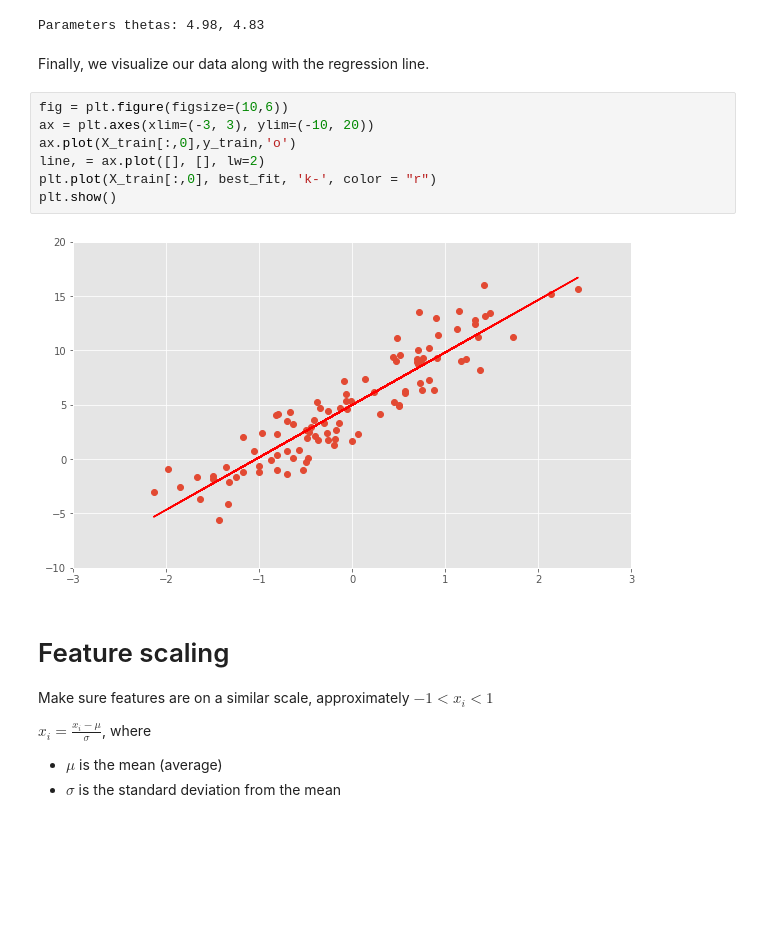
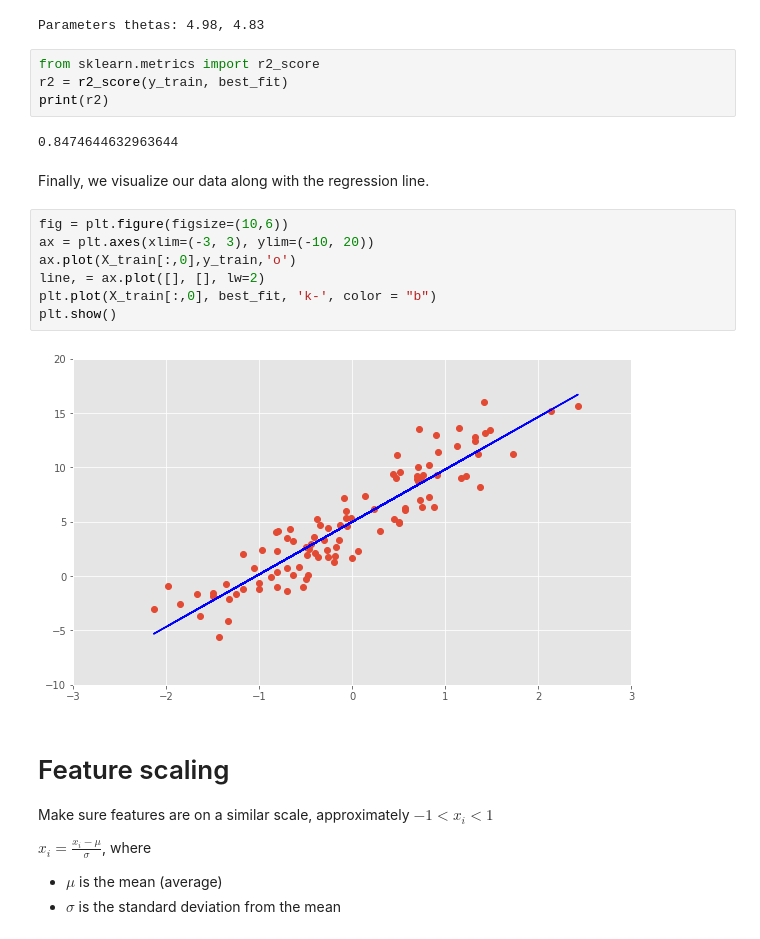
Before and after one commit to ulstu/ml, a Jupyter notebook: ml_course_en/lecture03. Linear regression/lecture03.ipynb, the cells around one changed output. Cells and saved outputs as stored; diff of their text form; blank space fills up the shorter version.

```diff
--- a/ml_course_en/lecture03. Linear regression/lecture03.ipynb
+++ b/ml_course_en/lecture03. Linear regression/lecture03.ipynb
@@ -495,17 +494,23 @@ best_fit = X_train[:,0] * slope + intercept
 print ("Parameters thetas: " + str(round(model.intercept_,2)) + ", " + ", ".join([str(round(x,2)) for x in model.coef_]))
 # %% [output]
 Parameters thetas: 4.98, 4.83
+# %%
+from sklearn.metrics import r2_score
+r2 = r2_score(y_train, best_fit)
+print(r2)
+# %% [output]
+0.8474644632963644
 # %% [markdown]
 Finally, we visualize our data along with the regression line.
 # %%
 fig = plt.figure(figsize=(10,6))
 ax = plt.axes(xlim=(-3, 3), ylim=(-10, 20))
 ax.plot(X_train[:,0],y_train,'o')
 line, = ax.plot([], [], lw=2)
-plt.plot(X_train[:,0], best_fit, 'k-', color = "r")
+plt.plot(X_train[:,0], best_fit, 'k-', color = "b")
 plt.show()
 # %% [output]
-[figure, old version]
+[figure, new version]
 # %% [markdown]
 # Feature scaling
 
```
Also changed, not shown: parts of 1 cell of this notebook, 36 other files.
